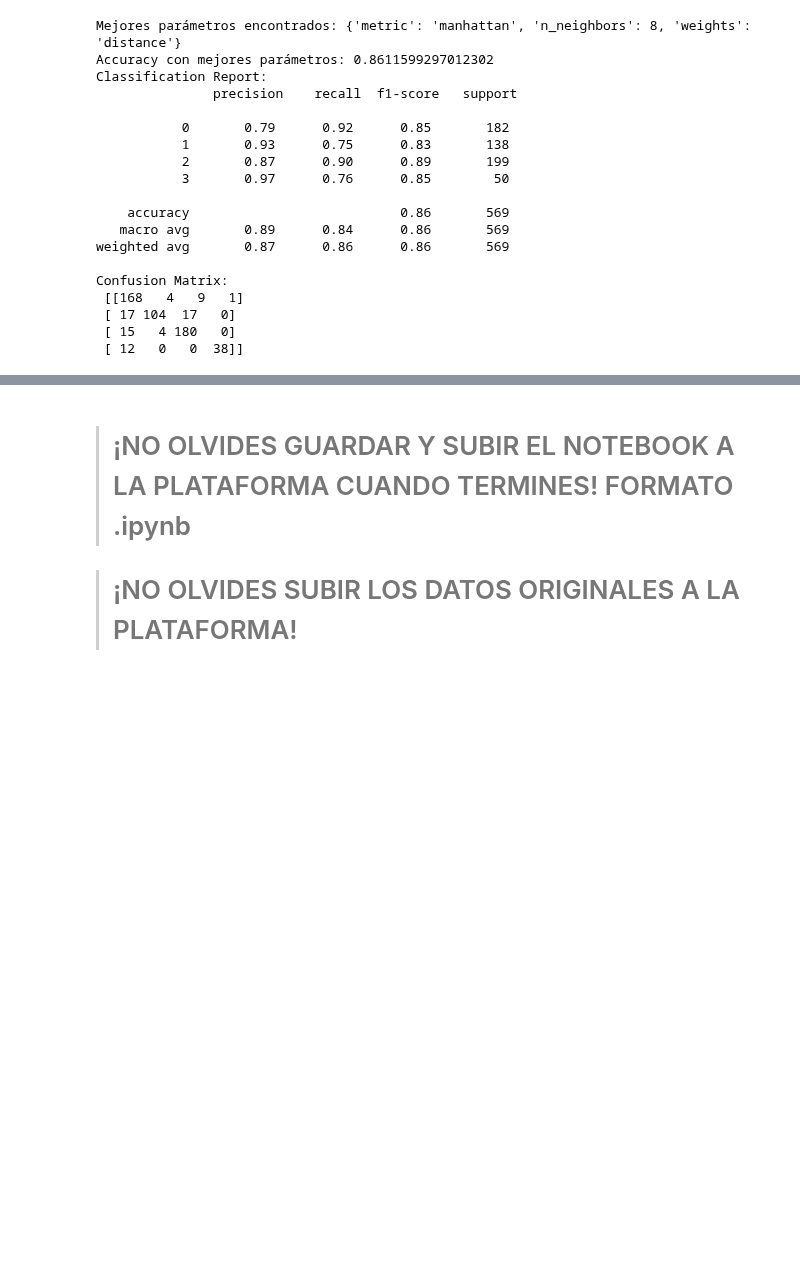
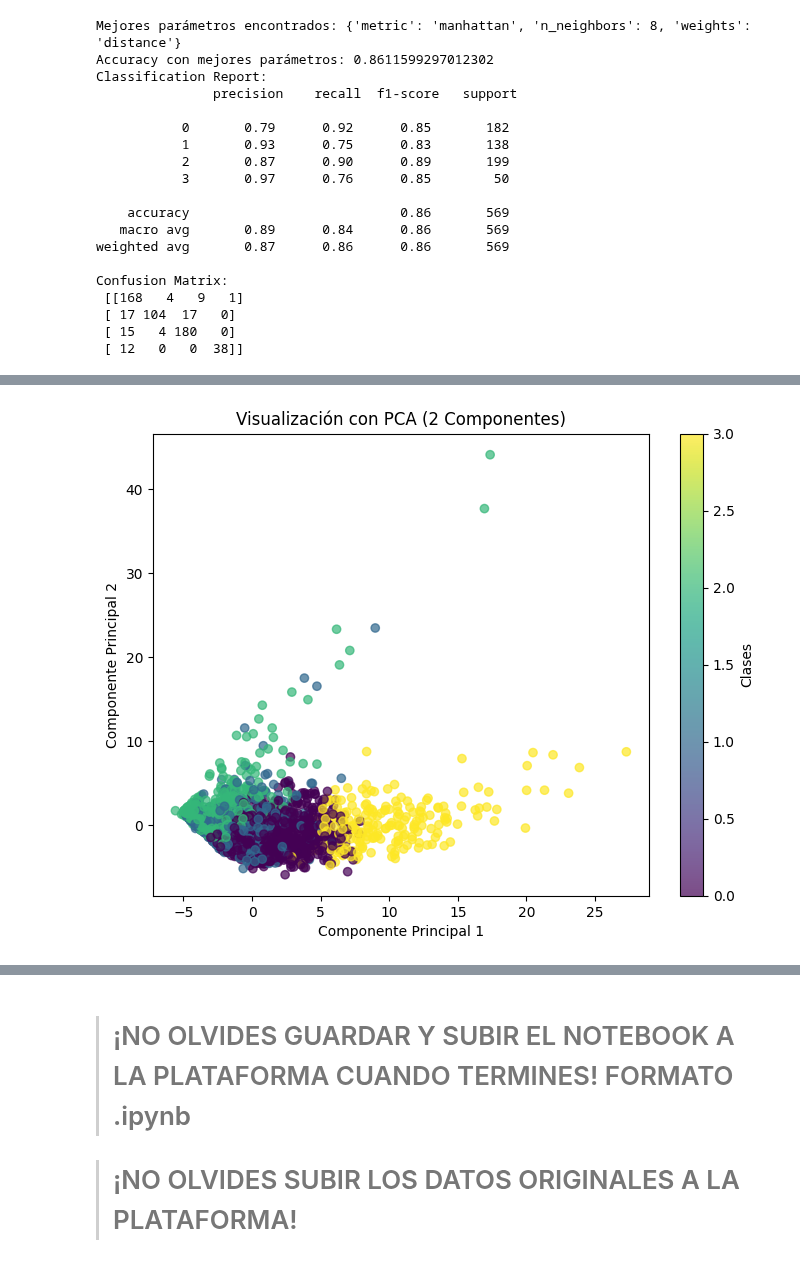
Before and after one commit to julvc/python_diplo, a Jupyter notebook: MP3.ipynb, the cells around one changed output, grey strips where cells are left out. Saved outputs shown, nothing was run; the diff lists cells and outputs as text; code cells hidden in the pictures; blank space fills up the shorter version.

```diff
--- a/MP3.ipynb
+++ b/MP3.ipynb
@@ -1127,0 +1147,15 @@ plot_confusion_matrix(y_test, y_test_pred, "Prueba")
+# %%
+scaler = StandardScaler()
+x_train_scaled = scaler.fit_transform(x_train)
+pca = PCA(n_components=2)
+x_pca = pca.fit_transform(x_train_scaled)
+
+plt.figure(figsize=(8, 6))
+plt.scatter(x_pca[:, 0], x_pca[:, 1], c=y_train, cmap='viridis', alpha=0.7)
+plt.title("Visualización con PCA (2 Componentes)")
+plt.xlabel("Componente Principal 1")
+plt.ylabel("Componente Principal 2")
+plt.colorbar(label="Clases")
+plt.show()
+# %% [output]
+[figure, added]
```
Also changed, not shown: parts of 7 cells of this notebook.
